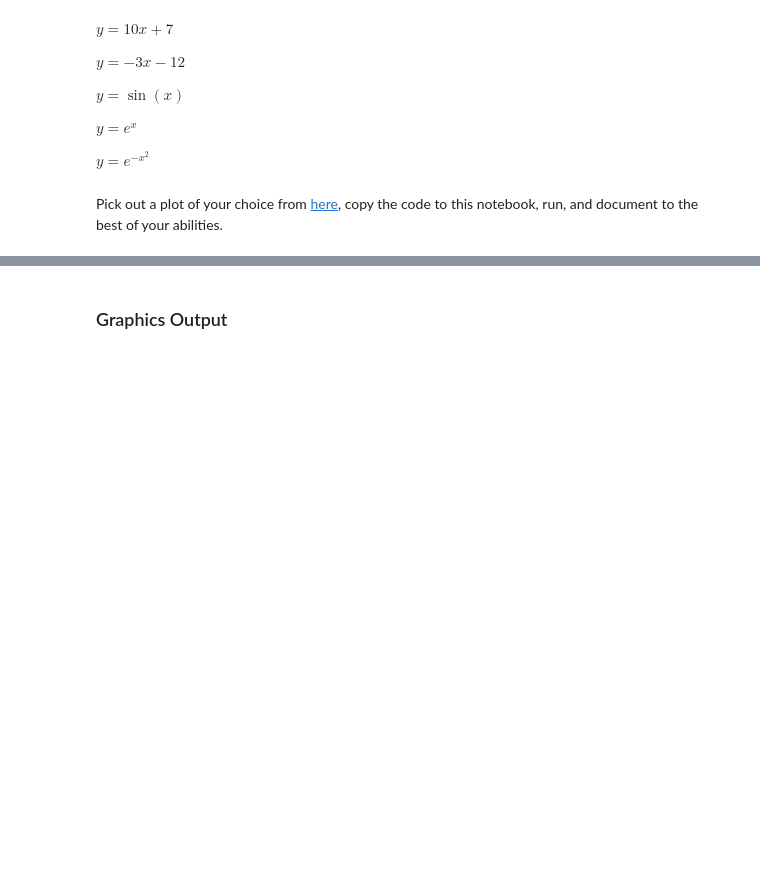
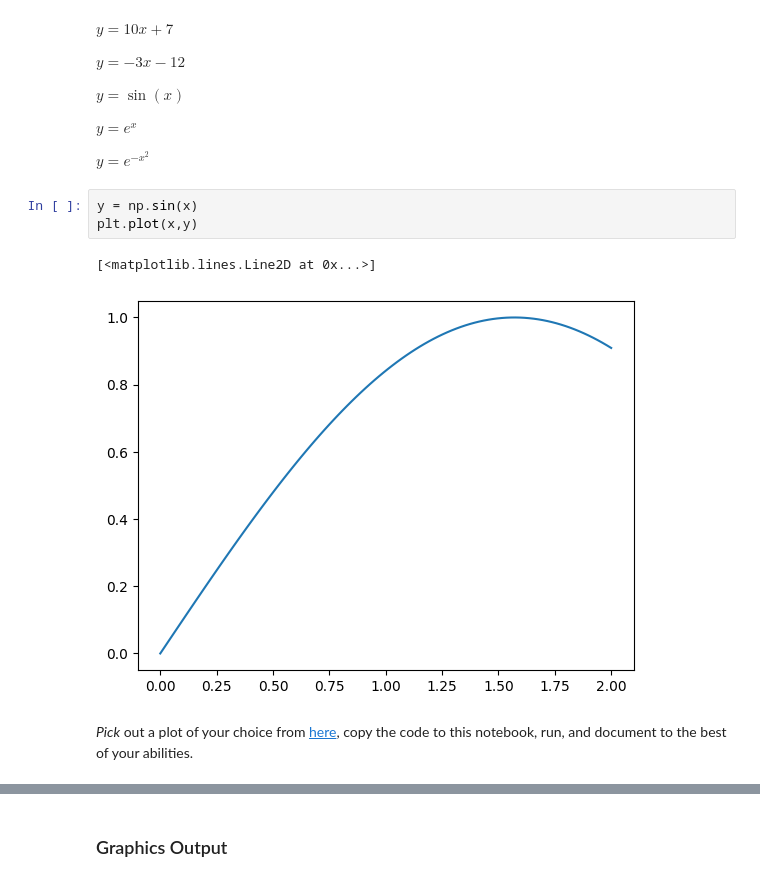
Before and after one commit to Trevor1298/Trevor-Sprei-Statistics-for-engineers, a Jupyter notebook: copy_of_hahn_math_24_lab_1.ipynb, the cells around one changed output, grey strips where cells are left out. Saved outputs shown, nothing was run; the diff lists cells and outputs as text; blank space fills up the shorter version.

```diff
--- a/copy_of_hahn_math_24_lab_1.ipynb
+++ b/copy_of_hahn_math_24_lab_1.ipynb
@@ -158,5 +228,11 @@ $y=\sin(x)$
 $y=e^x$
 
 $y=e^{-x^2}$
+# %%
+y = np.sin(x)
+plt.plot(x,y)
+# %% [output]
+[<matplotlib.lines.Line2D at 0x...>]
+[figure, added]
 # %% [markdown]
-Pick out a plot of your choice from [here](https://matplotlib.org/stable/gallery/index.html), copy the code to this notebook, run, and document to the best of your abilities.
+*Pick* out a plot of your choice from [here](https://matplotlib.org/stable/gallery/index.html), copy the code to this notebook, run, and document to the best of your abilities.
```
Also changed, not shown: parts of 70 cells of this notebook.
